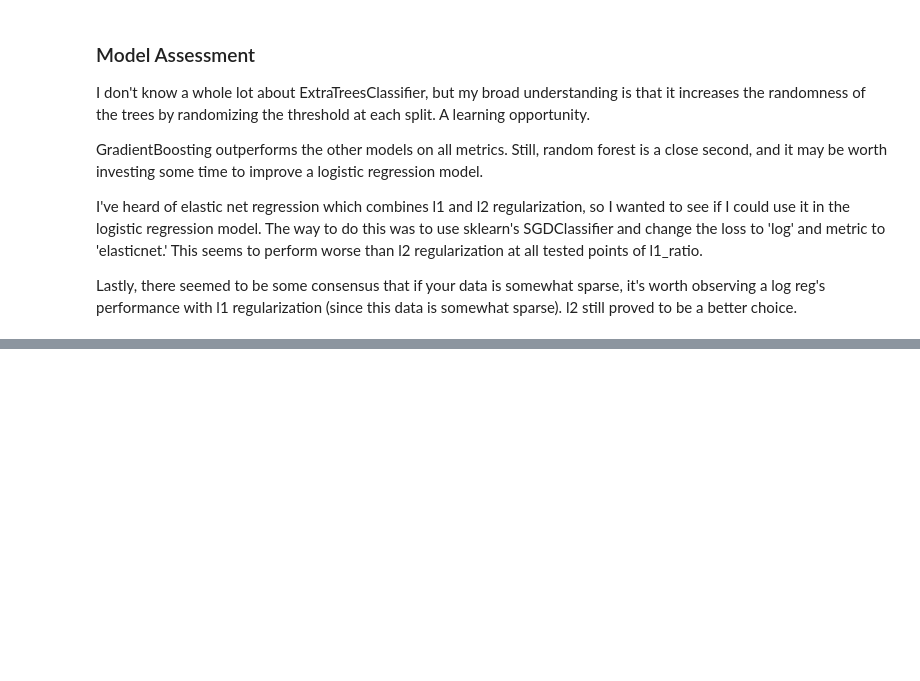
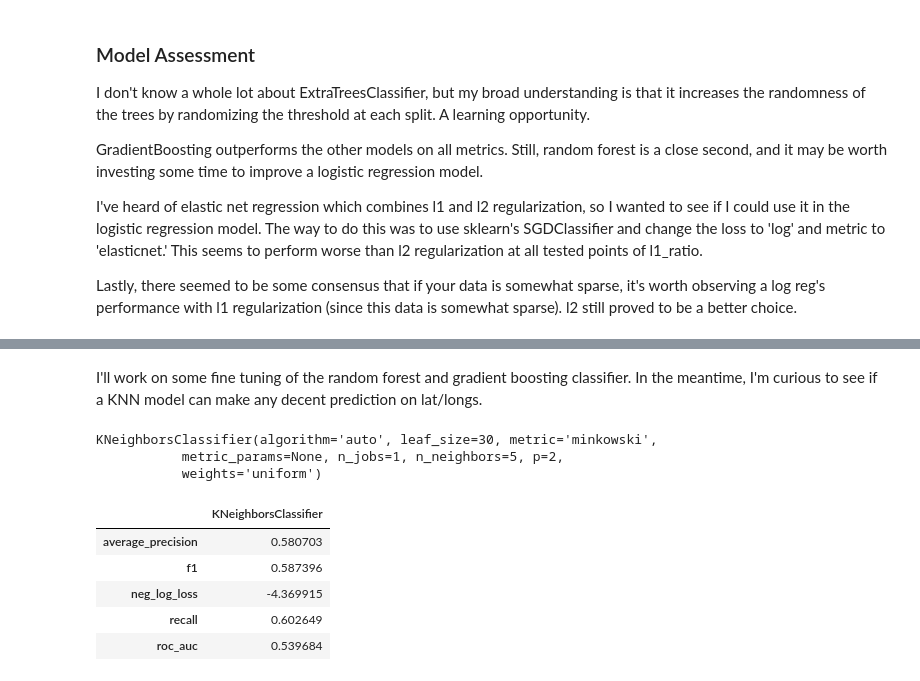
Before and after one commit to kurtrm/predicting_equipment_failure, a Jupyter notebook: notebooks/Untitled.ipynb, the cells around one changed output, grey strips where cells are left out. Saved outputs shown, nothing was run; the diff lists cells and outputs as text; code cells hidden in the pictures; blank space fills up the shorter version.

```diff
--- a/notebooks/Untitled.ipynb
+++ b/notebooks/Untitled.ipynb
@@ -402,0 +403,2 @@ ax.legend();
+# %% [markdown]
+I'll work on some fine tuning of the random forest and gradient boosting classifier. In the meantime, I'm curious to see if a KNN model can make any decent prediction on lat/longs.
@@ -402,0 +407,16 @@ ax.legend();
+# %%
+knn = KNeighborsClassifier()
+knn.fit(ll_X_train, ll_y_train)
+# %% [output]
+KNeighborsClassifier(algorithm='auto', leaf_size=30, metric='minkowski',
+           metric_params=None, n_jobs=1, n_neighbors=5, p=2,
+           weights='uniform')
+# %%
+make_metric_df([KNeighborsClassifier(n_neighbors=3)], ll_X_train, ll_y_train, metrics)
+# %% [output]
+|  | KNeighborsClassifier |
+| average_precision | 0.580703 |
+| f1 | 0.587396 |
+| neg_log_loss | -4.369915 |
+| recall | 0.602649 |
+| roc_auc | 0.539684 |
```
Also changed, not shown: parts of 22 cells of this notebook, 1 other file.
